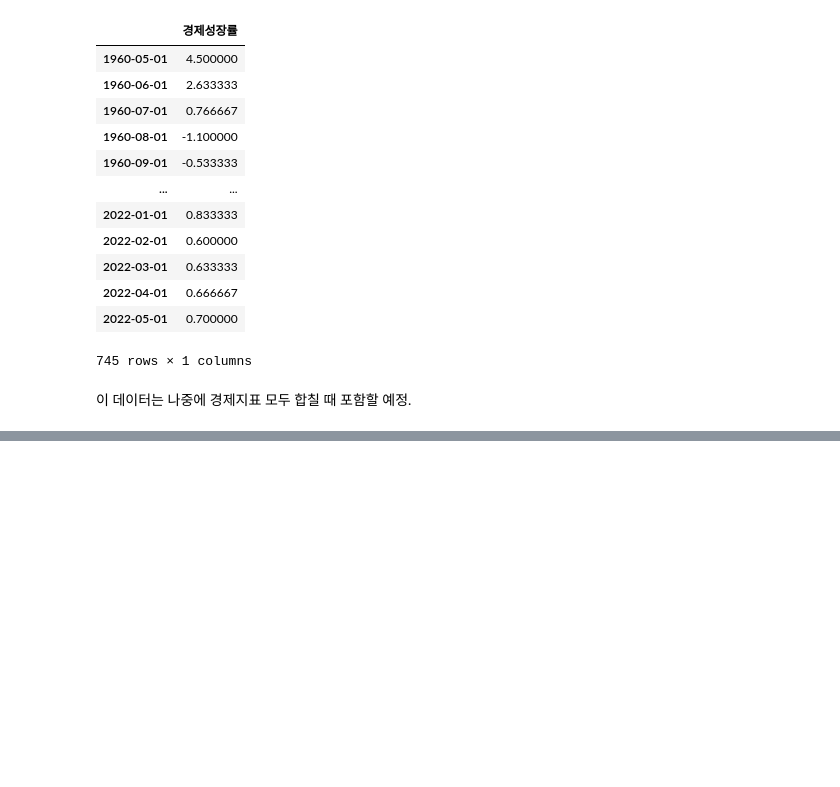
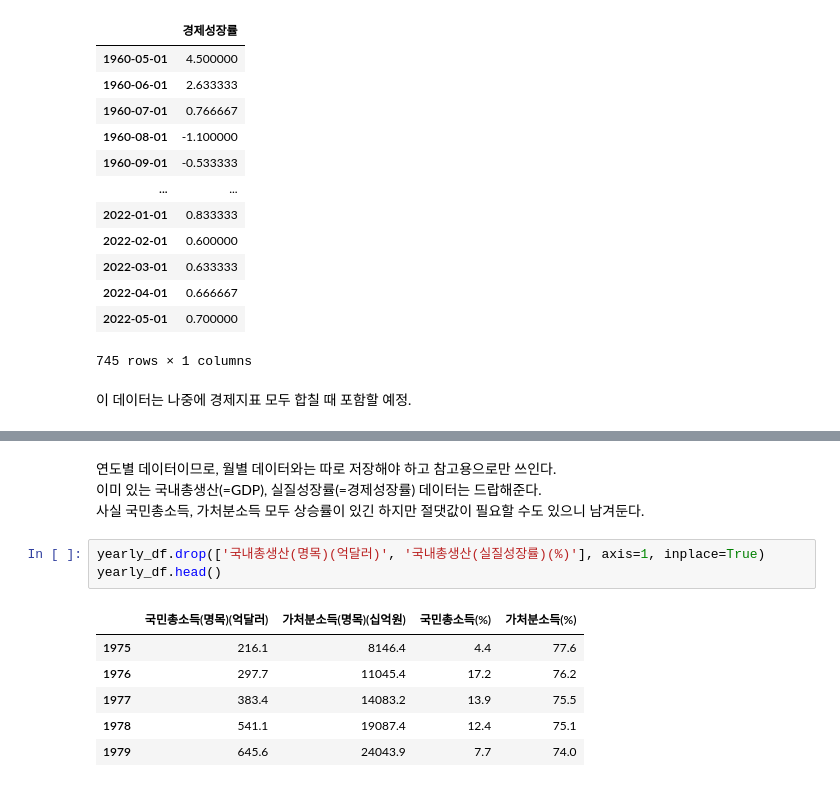
Before and after one commit to nan-park/section2_project, a Jupyter notebook: kor_data_preprocessing.ipynb, the cells around one changed output, grey strips where cells are left out. Cells and saved outputs as stored; diff of their text form; blank space fills up the shorter version.

```diff
--- a/kor_data_preprocessing.ipynb
+++ b/kor_data_preprocessing.ipynb
@@ -425,0 +460,14 @@ monthly_growth_rate
+# %% [markdown]
+연도별 데이터이므로, 월별 데이터와는 따로 저장해야 하고 참고용으로만 쓰인다.<br>
+이미 있는 국내총생산(=GDP), 실질성장률(=경제성장률) 데이터는 드랍해준다.<br>
+사실 국민총소득, 가처분소득 모두 상승률이 있긴 하지만 절댓값이 필요할 수도 있으니 남겨둔다.
+# %%
+yearly_df.drop(['국내총생산(명목)(억달러)', '국내총생산(실질성장률)(%)'], axis=1, inplace=True)
+yearly_df.head()
+# %% [output]
+|  | 국민총소득(명목)(억달러) | 가처분소득(명목)(십억원) | 국민총소득(%) | 가처분소득(%) |
+| 1975 | 216.1 | 8146.4 | 4.4 | 77.6 |
+| 1976 | 297.7 | 11045.4 | 17.2 | 76.2 |
+| 1977 | 383.4 | 14083.2 | 13.9 | 75.5 |
+| 1978 | 541.1 | 19087.4 | 12.4 | 75.1 |
+| 1979 | 645.6 | 24043.9 | 7.7 | 74.0 |
```
Also changed, not shown: parts of 13 cells of this notebook.
